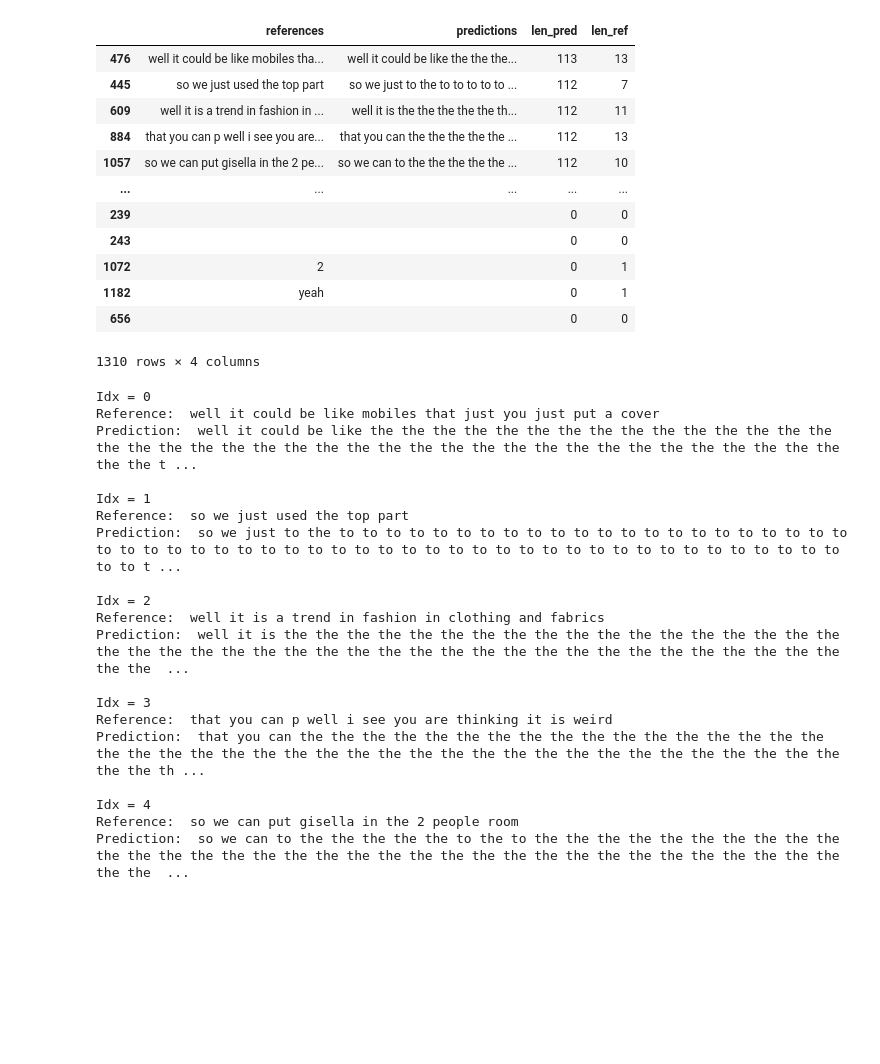
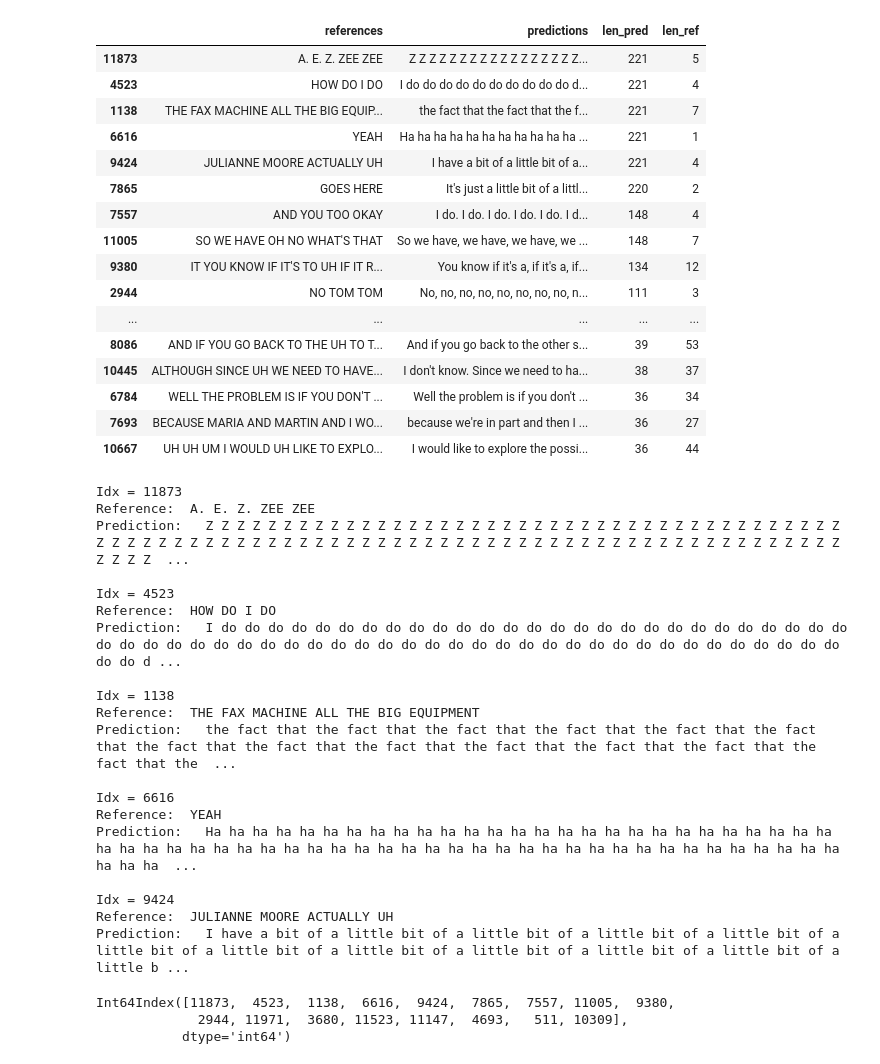
Before and after one commit to tonywu71/distilling-and-forgetting-in-large-pre-trained-models, a Jupyter notebook: notebooks/inspect_json_outputs.ipynb, the cells around one changed output. Cells and saved outputs as stored; diff of their text form; code cells hidden in the pictures; blank space fills up the shorter version.

```diff
--- a/notebooks/inspect_json_outputs.ipynb
+++ b/notebooks/inspect_json_outputs.ipynb
@@ -1,51 +1,61 @@
 # %%
 import pandas as pd
 # %%
-df = pd.read_json("final-ami_validation-preds_normalized.json")
+df = pd.read_json("data/whisper-tiny_vanilla-ami_validation-preds_orthographic-non_lowered.json")
 
 df["len_pred"] = df["predictions"].str.split().str.len()
 df["len_ref"] = df["references"].str.split().str.len()
 
 df = df.sort_values("len_pred", ascending=False)
 # %%
-df
+df.head(30)
 # %% [output]
 |  | references | predictions | len_pred | len_ref |
-| 476 | well it could be like mobiles tha... | well it could be like the the the... | 113 | 13 |
-| 445 | so we just used the top part | so we just to the to to to to to ... | 112 | 7 |
-| 609 | well it is a trend in fashion in ... | well it is the the the the the th... | 112 | 11 |
-| 884 | that you can p well i see you are... | that you can the the the the the ... | 112 | 13 |
-| 1057 | so we can put gisella in the 2 pe... | so we can to the the the the the ... | 112 | 10 |
+| 11873 | A. E. Z. ZEE ZEE | Z Z Z Z Z Z Z Z Z Z Z Z Z Z Z Z Z... | 221 | 5 |
+| 4523 | HOW DO I DO | I do do do do do do do do do do d... | 221 | 4 |
+| 1138 | THE FAX MACHINE ALL THE BIG EQUIP... | the fact that the fact that the f... | 221 | 7 |
+| 6616 | YEAH | Ha ha ha ha ha ha ha ha ha ha ha ... | 221 | 1 |
+| 9424 | JULIANNE MOORE ACTUALLY UH | I have a bit of a little bit of a... | 221 | 4 |
+| 7865 | GOES HERE | It's just a little bit of a littl... | 220 | 2 |
+| 7557 | AND YOU TOO OKAY | I do. I do. I do. I do. I do. I d... | 148 | 4 |
+| 11005 | SO WE HAVE OH NO WHAT'S THAT | So we have, we have, we have, we ... | 148 | 7 |
+| 9380 | IT YOU KNOW IF IT'S TO UH IF IT R... | You know if it's a, if it's a, if... | 134 | 12 |
+| 2944 | NO TOM TOM | No, no, no, no, no, no, no, no, n... | 111 | 3 |
 | ... | ... | ... | ... | ... |
-| 239 |  |  | 0 | 0 |
-| 243 |  |  | 0 | 0 |
-| 1072 | 2 |  | 0 | 1 |
-| 1182 | yeah |  | 0 | 1 |
-| 656 |  |  | 0 | 0 |
+| 8086 | AND IF YOU GO BACK TO THE UH TO T... | And if you go back to the other s... | 39 | 53 |
+| 10445 | ALTHOUGH SINCE UH WE NEED TO HAVE... | I don't know. Since we need to ha... | 38 | 37 |
+| 6784 | WELL THE PROBLEM IS IF YOU DON'T ... | Well the problem is if you don't ... | 36 | 34 |
+| 7693 | BECAUSE MARIA AND MARTIN AND I WO... | because we're in part and then I ... | 36 | 27 |
+| 10667 | UH UH UM I WOULD UH LIKE TO EXPLO... | I would like to explore the possi... | 36 | 44 |
-1310 rows × 4 columns
 # %%
 for idx in range(5):
-    print(f"Idx = {idx}")
+    print(f"Idx = {df.index[idx]}")
     print("Reference: ", df.iloc[idx]["references"])
     print("Prediction: ", df.iloc[idx]["predictions"])
     print()
 # %% [output]
-Idx = 0
-Reference:  well it could be like mobiles that just you just put a cover
-Prediction:  well it could be like the the the the the the the the the the the the the the the the the the the the the the the the the the the the the the the the the the the the the the the the the t ...
+Idx = 11873
+Reference:  A. E. Z. ZEE ZEE
+Prediction:   Z Z Z Z Z Z Z Z Z Z Z Z Z Z Z Z Z Z Z Z Z Z Z Z Z Z Z Z Z Z Z Z Z Z Z Z Z Z Z Z Z Z Z Z Z Z Z Z Z Z Z Z Z Z Z Z Z Z Z Z Z Z Z Z Z Z Z Z Z Z Z Z Z Z Z Z Z Z Z Z Z Z Z Z Z Z Z Z Z Z Z Z Z  ...
 
-Idx = 1
-Reference:  so we just used the top part
-Prediction:  so we just to the to to to to to to to to to to to to to to to to to to to to to to to to to to to to to to to to to to to to to to to to to to to to to to to to to to to to to to to to t ...
+Idx = 4523
+Reference:  HOW DO I DO
+Prediction:   I do do do do do do do do do do do do do do do do do do do do do do do do do do do do do do do do do do do do do do do do do do do do do do do do do do do do do do do do do do do do do d ...
 
-Idx = 2
-Reference:  well it is a trend in fashion in clothing and fabrics
-Prediction:  well it is the the the the the the the the the the the the the the the the the the the the the the the the the the the the the the the the the the the the the the the the the the the the  ...
+Idx = 1138
+Reference:  THE FAX MACHINE ALL THE BIG EQUIPMENT
+Prediction:   the fact that the fact that the fact that the fact that the fact that the fact that the fact that the fact that the fact that the fact that the fact that the fact that the fact that the  ...
 
-Idx = 3
-Reference:  that you can p well i see you are thinking it is weird
-Prediction:  that you can the the the the the the the the the the the the the the the the the the the the the the the the the the the the the the the the the the the the the the the the the the the th ...
+Idx = 6616
+Reference:  YEAH
+Prediction:   Ha ha ha ha ha ha ha ha ha ha ha ha ha ha ha ha ha ha ha ha ha ha ha ha ha ha ha ha ha ha ha ha ha ha ha ha ha ha ha ha ha ha ha ha ha ha ha ha ha ha ha ha ha ha ha ha ha ha ha ha ha ha  ...
 
-Idx = 4
-Reference:  so we can put gisella in the 2 people room
-Prediction:  so we can to the the the the the to the to the the the the the the the the the the the the the the the the the the the the the the the the the the the the the the the the the the the the  ...
+Idx = 9424
+Reference:  JULIANNE MOORE ACTUALLY UH
+Prediction:   I have a bit of a little bit of a little bit of a little bit of a little bit of a little bit of a little bit of a little bit of a little bit of a little bit of a little bit of a little b ...
+# %%
+df[df["len_pred"] > 100].index
+# %% [output]
+Int64Index([11873,  4523,  1138,  6616,  9424,  7865,  7557, 11005,  9380,
+             2944, 11971,  3680, 11523, 11147,  4693,   511, 10309],
+           dtype='int64')
```
Also changed, not shown: 2 other files.
